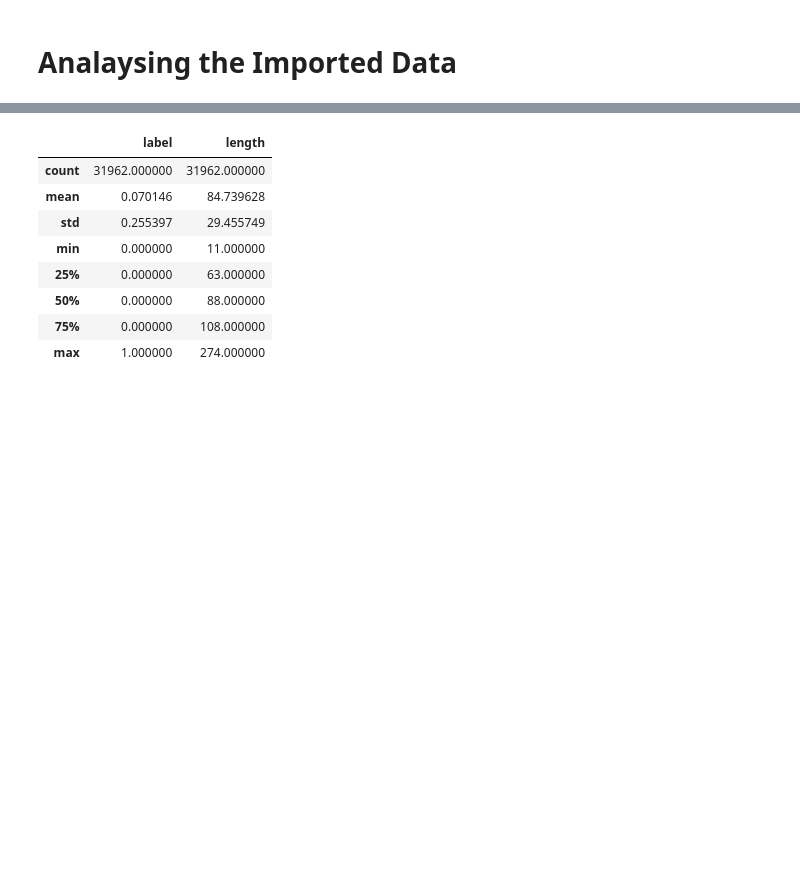
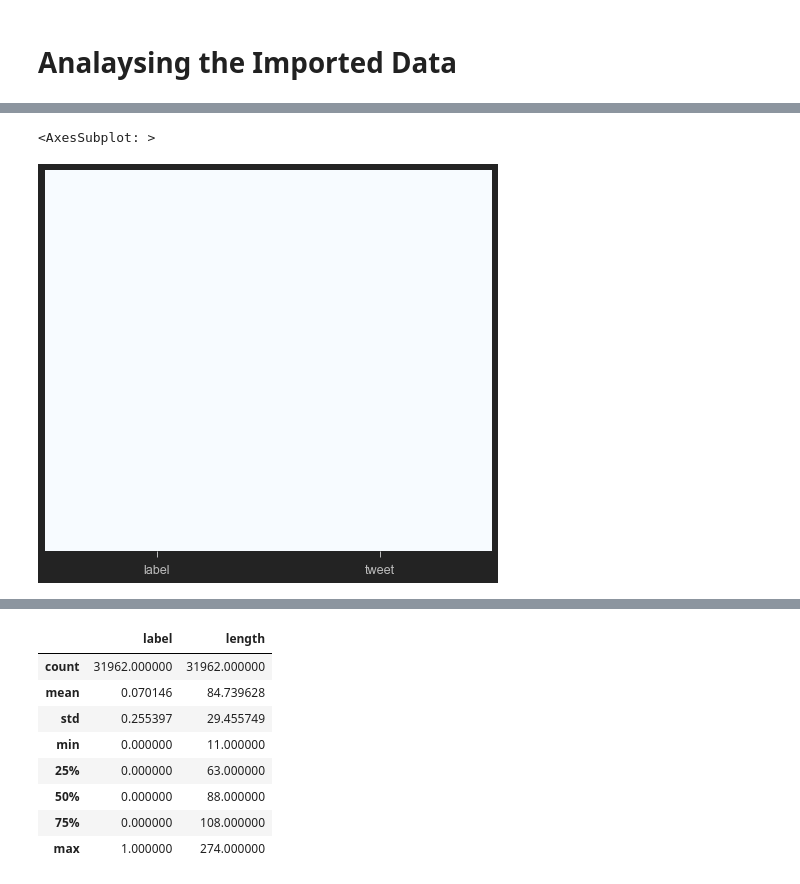
Before and after one commit to siddhardh-7/Twitter_Sentiment_Analysis, a Jupyter notebook: Twitter_Sentiment_Analysis.ipynb, the cells around one changed output, grey strips where cells are left out. Cells and saved outputs as stored; diff of their text form; code cells hidden in the pictures; blank space fills up the shorter version.

```diff
--- a/Twitter_Sentiment_Analysis.ipynb
+++ b/Twitter_Sentiment_Analysis.ipynb
@@ -57,2 +49,7 @@ print(twitter_df)
+# %%
+sns.heatmap(twitter_df.isnull(), yticklabels = False, cbar = False, cmap = 'Blues')
+# %% [output]
+<AxesSubplot: >
+[figure, added]
 # %%
 twitter_df['length'] = twitter_df['tweet'].apply(len)
```
Also changed, not shown: parts of 10 cells of this notebook.
